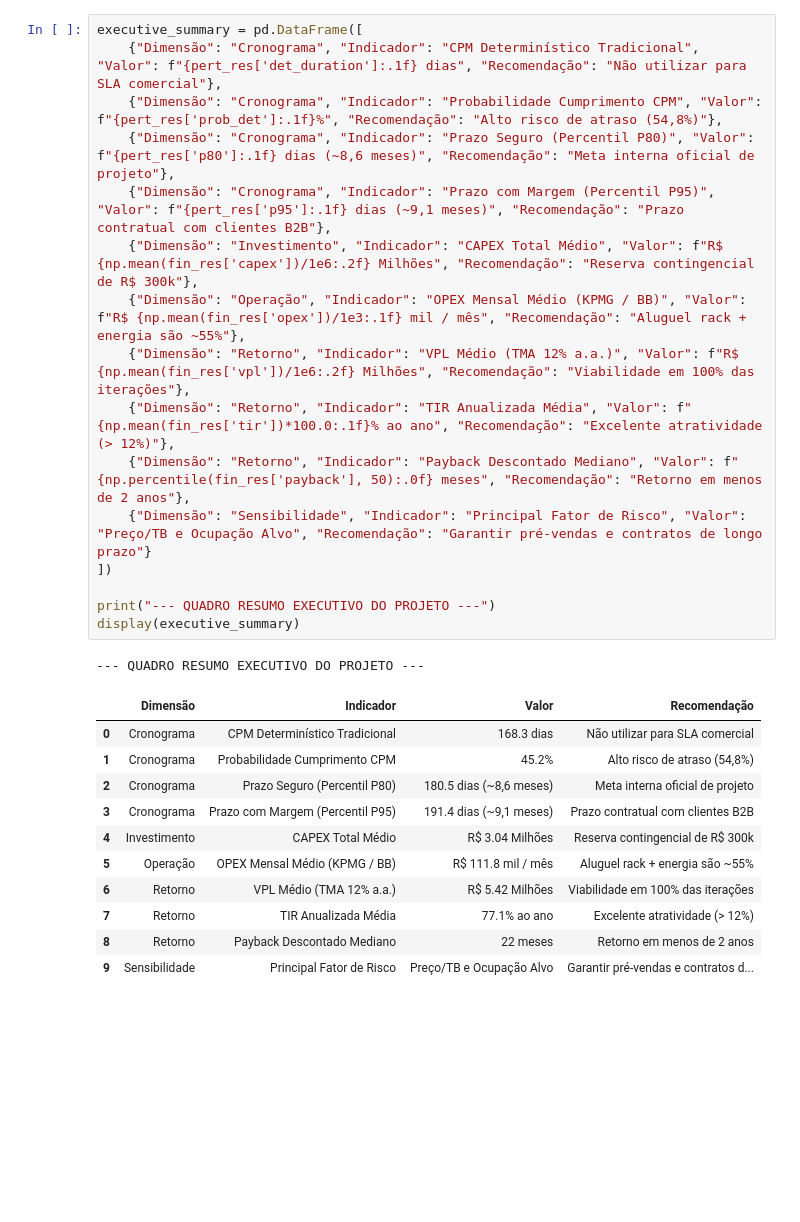
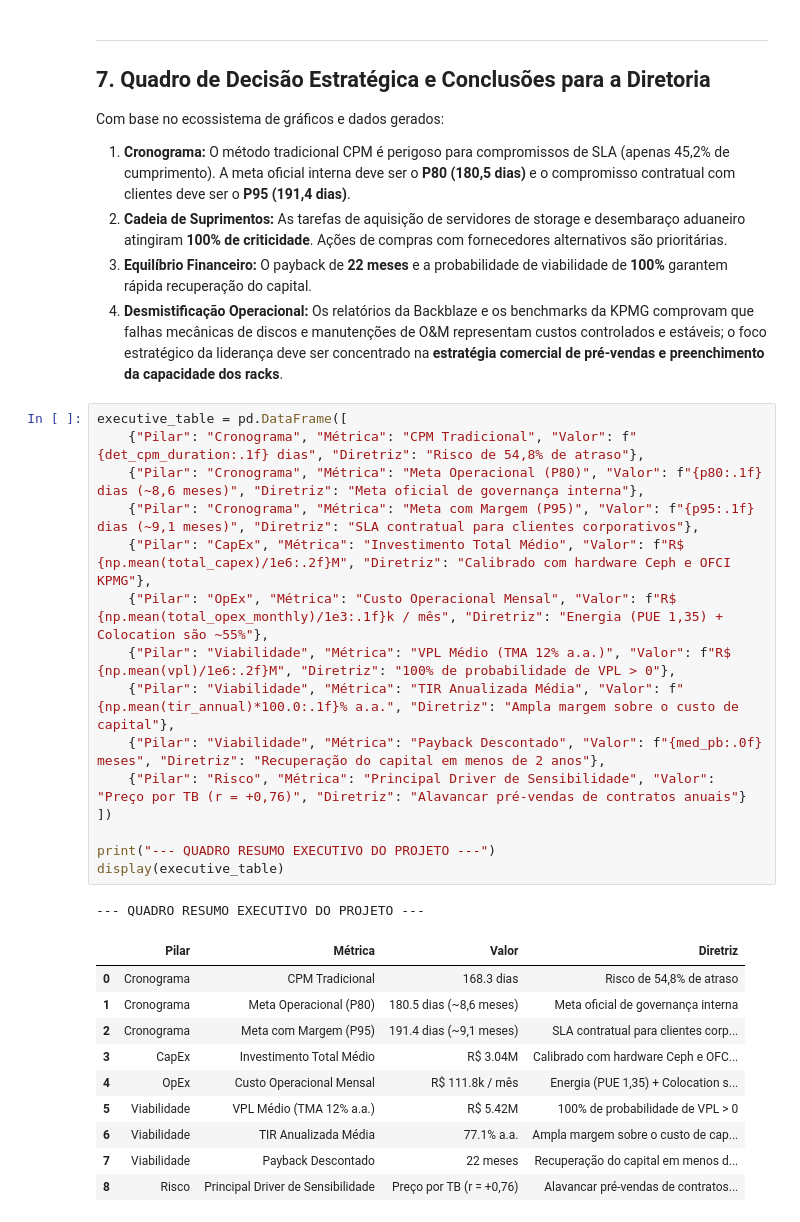
Before and after one commit to CaioAntonine/SSD, a Jupyter notebook: mvp_simulacao_risco_nuvem.ipynb, the cells around one changed output. Cells and saved outputs as stored; diff of their text form; blank space fills up the shorter version.

```diff
--- a/mvp_simulacao_risco_nuvem.ipynb
+++ b/mvp_simulacao_risco_nuvem.ipynb
@@ -638,29 +646,36 @@ ho_s = -0,03$) com a rentabilidade. O verdadeiro risco reside na velocidade come
+# %% [markdown]
+---
+## 7. Quadro de Decisão Estratégica e Conclusões para a Diretoria
+
+Com base no ecossistema de gráficos e dados gerados:
+1. **Cronograma:** O método tradicional CPM é perigoso para compromissos de SLA (apenas 45,2% de cumprimento). A meta oficial interna deve ser o **P80 (180,5 dias)** e o compromisso contratual com clientes deve ser o **P95 (191,4 dias)**.
+2. **Cadeia de Suprimentos:** As tarefas de aquisição de servidores de storage e desembaraço aduaneiro atingiram **100% de criticidade**. Ações de compras com fornecedores alternativos são prioritárias.
+3. **Equilíbrio Financeiro:** O payback de **22 meses** e a probabilidade de viabilidade de **100%** garantem rápida recuperação do capital.
+4. **Desmistificação Operacional:** Os relatórios da Backblaze e os benchmarks da KPMG comprovam que falhas mecânicas de discos e manutenções de O&M representam custos controlados e estáveis; o foco estratégico da liderança deve ser concentrado na **estratégia comercial de pré-vendas e preenchimento da capacidade dos racks**.
 # %%
-executive_summary = pd.DataFrame([
-    {"Dimensão": "Cronograma", "Indicador": "CPM Determinístico Tradicional", "Valor": f"{pert_res['det_duration']:.1f} dias", "Recomendação": "Não utilizar para SLA comercial"},
-    {"Dimensão": "Cronograma", "Indicador": "Probabilidade Cumprimento CPM", "Valor": f"{pert_res['prob_det']:.1f}%", "Recomendação": "Alto risco de atraso (54,8%)"},
-    {"Dimensão": "Cronograma", "Indicador": "Prazo Seguro (Percentil P80)", "Valor": f"{pert_res['p80']:.1f} dias (~8,6 meses)", "Recomendação": "Meta interna oficial de projeto"},
-    {"Dimensão": "Cronograma", "Indicador": "Prazo com Margem (Percentil P95)", "Valor": f"{pert_res['p95']:.1f} dias (~9,1 meses)", "Recomendação": "Prazo contratual com clientes B2B"},
-    {"Dimensão": "Investimento", "Indicador": "CAPEX Total Médio", "Valor": f"R$ {np.mean(fin_res['capex'])/1e6:.2f} Milhões", "Recomendação": "Reserva contingencial de R$ 300k"},
-    {"Dimensão": "Operação", "Indicador": "OPEX Mensal Médio (KPMG / BB)", "Valor": f"R$ {np.mean(fin_res['opex'])/1e3:.1f} mil / mês", "Recomendação": "Aluguel rack + energia são ~55%"},
-    {"Dimensão": "Retorno", "Indicador": "VPL Médio (TMA 12% a.a.)", "Valor": f"R$ {np.mean(fin_res['vpl'])/1e6:.2f} Milhões", "Recomendação": "Viabilidade em 100% das iterações"},
-    {"Dimensão": "Retorno", "Indicador": "TIR Anualizada Média", "Valor": f"{np.mean(fin_res['tir'])*100.0:.1f}% ao ano", "Recomendação": "Excelente atratividade (> 12%)"},
-    {"Dimensão": "Retorno", "Indicador": "Payback Descontado Mediano", "Valor": f"{np.percentile(fin_res['payback'], 50):.0f} meses", "Recomendação": "Retorno em menos de 2 anos"},
-    {"Dimensão": "Sensibilidade", "Indicador": "Principal Fator de Risco", "Valor": "Preço/TB e Ocupação Alvo", "Recomendação": "Garantir pré-vendas e contratos de longo prazo"}
+executive_table = pd.DataFrame([
+    {"Pilar": "Cronograma", "Métrica": "CPM Tradicional", "Valor": f"{det_cpm_duration:.1f} dias", "Diretriz": "Risco de 54,8% de atraso"},
+    {"Pilar": "Cronograma", "Métrica": "Meta Operacional (P80)", "Valor": f"{p80:.1f} dias (~8,6 meses)", "Diretriz": "Meta oficial de governança interna"},
+    {"Pilar": "Cronograma", "Métrica": "Meta com Margem (P95)", "Valor": f"{p95:.1f} dias (~9,1 meses)", "Diretriz": "SLA contratual para clientes corporativos"},
+    {"Pilar": "CapEx", "Métrica": "Investimento Total Médio", "Valor": f"R$ {np.mean(total_capex)/1e6:.2f}M", "Diretriz": "Calibrado com hardware Ceph e OFCI KPMG"},
+    {"Pilar": "OpEx", "Métrica": "Custo Operacional Mensal", "Valor": f"R$ {np.mean(total_opex_monthly)/1e3:.1f}k / mês", "Diretriz": "Energia (PUE 1,35) + Colocation são ~55%"},
+    {"Pilar": "Viabilidade", "Métrica": "VPL Médio (TMA 12% a.a.)", "Valor": f"R$ {np.mean(vpl)/1e6:.2f}M", "Diretriz": "100% de probabilidade de VPL > 0"},
+    {"Pilar": "Viabilidade", "Métrica": "TIR Anualizada Média", "Valor": f"{np.mean(tir_annual)*100.0:.1f}% a.a.", "Diretriz": "Ampla margem sobre o custo de capital"},
+    {"Pilar": "Viabilidade", "Métrica": "Payback Descontado", "Valor": f"{med_pb:.0f} meses", "Diretriz": "Recuperação do capital em menos de 2 anos"},
+    {"Pilar": "Risco", "Métrica": "Principal Driver de Sensibilidade", "Valor": "Preço por TB (r = +0,76)", "Diretriz": "Alavancar pré-vendas de contratos anuais"}
 ])
 
 print("--- QUADRO RESUMO EXECUTIVO DO PROJETO ---")
-display(executive_summary)
+display(executive_table)
 # %% [output]
 --- QUADRO RESUMO EXECUTIVO DO PROJETO ---
-|  | Dimensão | Indicador | Valor | Recomendação |
-| 0 | Cronograma | CPM Determinístico Tradicional | 168.3 dias | Não utilizar para SLA comercial |
-| 1 | Cronograma | Probabilidade Cumprimento CPM | 45.2% | Alto risco de atraso (54,8%) |
-| 2 | Cronograma | Prazo Seguro (Percentil P80) | 180.5 dias (~8,6 meses) | Meta interna oficial de projeto |
-| 3 | Cronograma | Prazo com Margem (Percentil P95) | 191.4 dias (~9,1 meses) | Prazo contratual com clientes B2B |
-| 4 | Investimento | CAPEX Total Médio | R$ 3.04 Milhões | Reserva contingencial de R$ 300k |
-| 5 | Operação | OPEX Mensal Médio (KPMG / BB) | R$ 111.8 mil / mês | Aluguel rack + energia são ~55% |
-| 6 | Retorno | VPL Médio (TMA 12% a.a.) | R$ 5.42 Milhões | Viabilidade em 100% das iterações |
-| 7 | Retorno | TIR Anualizada Média | 77.1% ao ano | Excelente atratividade (> 12%) |
-| 8 | Retorno | Payback Descontado Mediano | 22 meses | Retorno em menos de 2 anos |
-| 9 | Sensibilidade | Principal Fator de Risco | Preço/TB e Ocupação Alvo | Garantir pré-vendas e contratos d... |
+|  | Pilar | Métrica | Valor | Diretriz |
+| 0 | Cronograma | CPM Tradicional | 168.3 dias | Risco de 54,8% de atraso |
+| 1 | Cronograma | Meta Operacional (P80) | 180.5 dias (~8,6 meses) | Meta oficial de governança interna |
+| 2 | Cronograma | Meta com Margem (P95) | 191.4 dias (~9,1 meses) | SLA contratual para clientes corp... |
+| 3 | CapEx | Investimento Total Médio | R$ 3.04M | Calibrado com hardware Ceph e OFC... |
+| 4 | OpEx | Custo Operacional Mensal | R$ 111.8k / mês | Energia (PUE 1,35) + Colocation s... |
+| 5 | Viabilidade | VPL Médio (TMA 12% a.a.) | R$ 5.42M | 100% de probabilidade de VPL > 0 |
+| 6 | Viabilidade | TIR Anualizada Média | 77.1% a.a. | Ampla margem sobre o custo de cap... |
+| 7 | Viabilidade | Payback Descontado | 22 meses | Recuperação do capital em menos d... |
+| 8 | Risco | Principal Driver de Sensibilidade | Preço por TB (r = +0,76) | Alavancar pré-vendas de contratos... |
```
Also changed, not shown: parts of 26 cells of this notebook.
